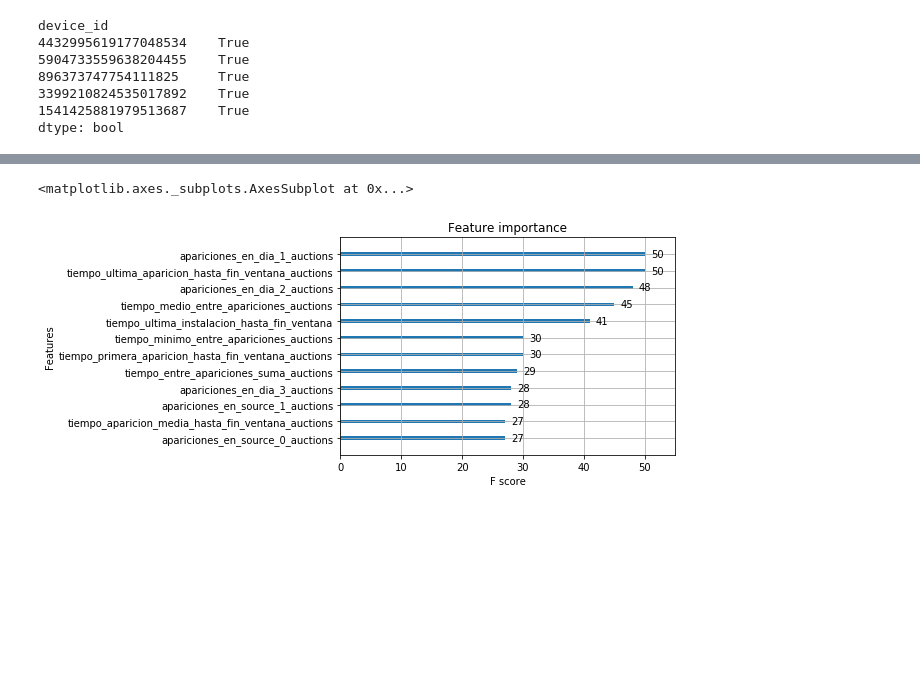
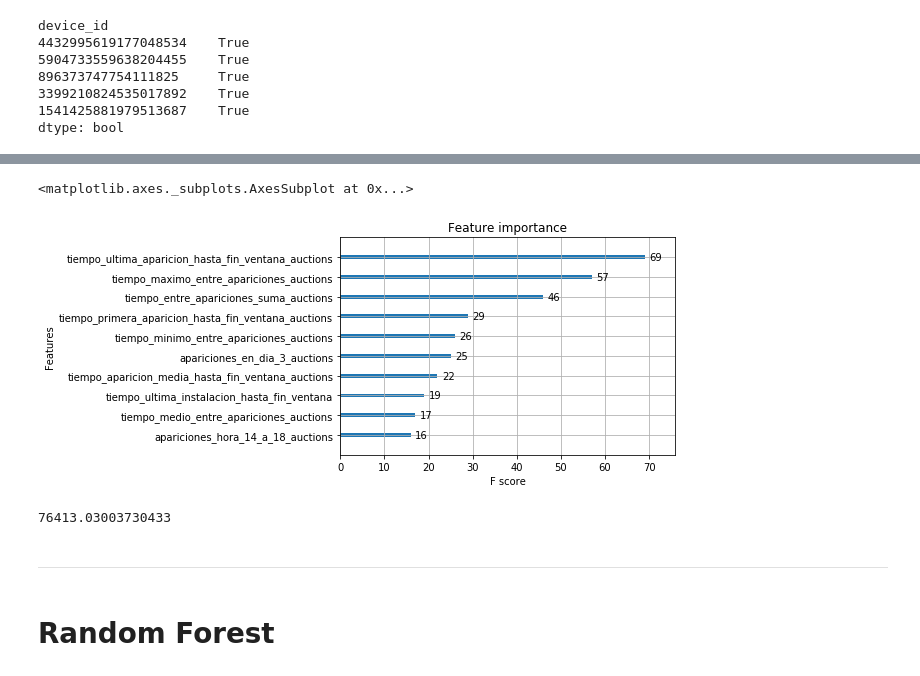
Before and after one commit to mateoicalvo/7506, a Jupyter notebook: tp2/modelo/algoritmos/ensambles/ensambles.ipynb, the cells around one changed output, grey strips where cells are left out. Cells and saved outputs as stored; diff of their text form; code cells hidden in the pictures; blank space fills up the shorter version.

```diff
--- a/tp2/modelo/algoritmos/ensambles/ensambles.ipynb
+++ b/tp2/modelo/algoritmos/ensambles/ensambles.ipynb
@@ -77,7 +77,7 @@ model_auctions = xgb.train(best_auctions, dtrain_auctions, verbose_eval=False)
 best_installs = {
         'n_estimators': 500,
         'eta': 0.4,
-        'max_depth': 7,
+        'max_depth': 3,
         'min_child_weight': 0.5,
         'gamma': 0.65,
         'colsample_bytree': 0.85,
@@ -178,5 +173,13 @@ pd.Series(pred_installs_xgb).plot(kind="hist", bins=30)
 # %%
-xgb.plot_importance(model_installs, max_num_features=12)
+xgb.plot_importance(model_auctions, max_num_features=10)
 # %% [output]
 <matplotlib.axes._subplots.AxesSubplot at 0x...>
-[figure, old version]
+[figure, new version]
+# %%
+sqrt(mean_squared_error(pred_installs_l, y_test_installs))
+# %% [output]
+76413.03003730433
+# %% [markdown]
+---
+# %% [markdown]
+# Random Forest
```
Also changed, not shown: parts of 26 cells of this notebook, 7 other files.
